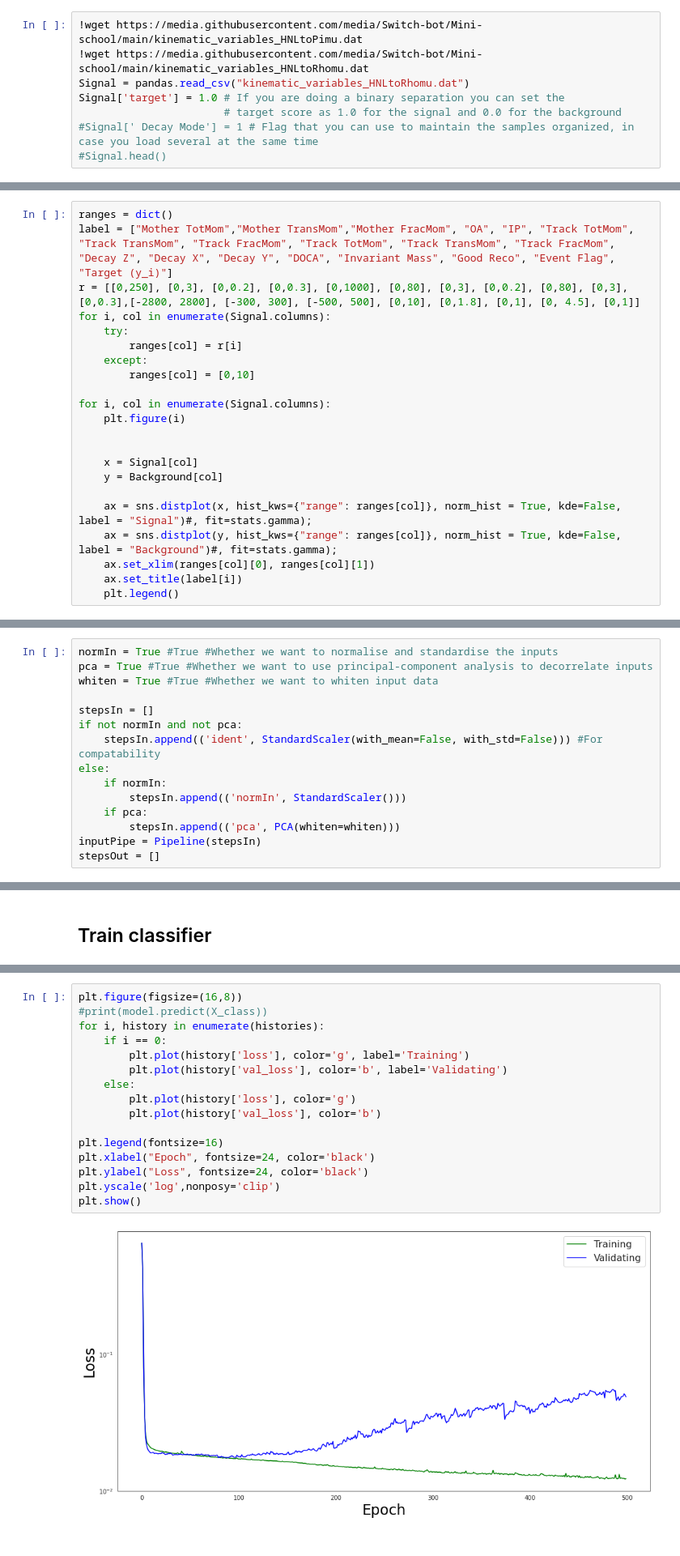
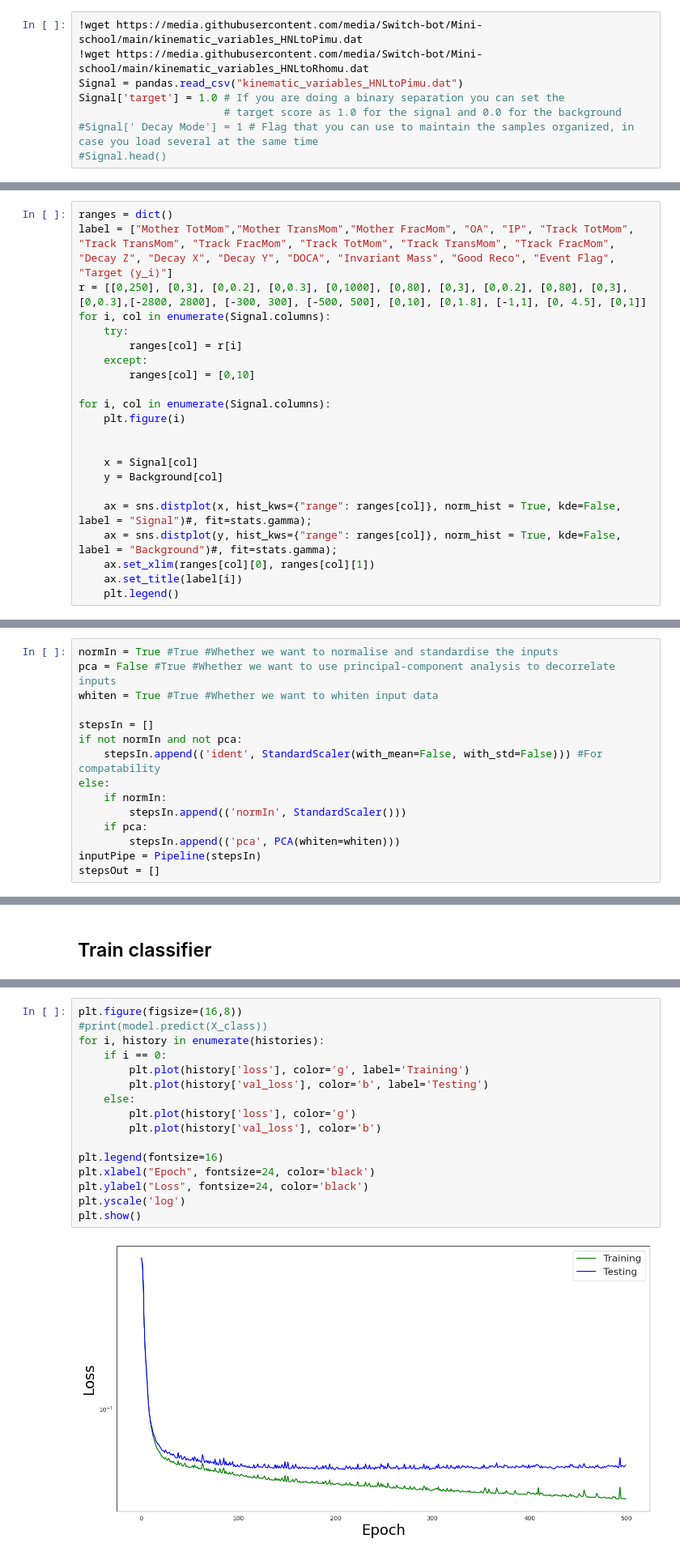
Before and after one commit to Switch-bot/Mini-school, a Jupyter notebook: ML_LIP_Mini_school.ipynb, the cells around one changed output, grey strips where cells are left out. Shown: that part at 81% size. Cells and saved outputs as stored; diff of their text form.

```diff
--- a/ML_LIP_Mini_school.ipynb
+++ b/ML_LIP_Mini_school.ipynb
@@ -63,7 +62,7 @@ Here we will load the samples that we will work with. Notice that all samples ha
 # %%
 !wget https://media.githubusercontent.com/media/Switch-bot/Mini-school/main/kinematic_variables_HNLtoPimu.dat
 !wget https://media.githubusercontent.com/media/Switch-bot/Mini-school/main/kinematic_variables_HNLtoRhomu.dat
-Signal = pandas.read_csv("kinematic_variables_HNLtoRhomu.dat")
+Signal = pandas.read_csv("kinematic_variables_HNLtoPimu.dat")
 Signal['target'] = 1.0 # If you are doing a binary separation you can set the
                        # target score as 1.0 for the signal and 0.0 for the background
 #Signal[' Decay Mode'] = 1 # Flag that you can use to maintain the samples organized, in case you load several at the same time
@@ -112,7 +126,7 @@ kinematic_variables 100%[===================>] 919.17K  --.-KB/s    in 0.03s
 # %%
 ranges = dict()
 label = ["Mother TotMom","Mother TransMom","Mother FracMom", "OA", "IP", "Track TotMom", "Track TransMom", "Track FracMom", "Track TotMom", "Track TransMom", "Track FracMom", "Decay Z", "Decay X", "Decay Y", "DOCA", "Invariant Mass", "Good Reco", "Event Flag", "Target (y_i)"]
-r = [[0,250], [0,3], [0,0.2], [0,0.3], [0,1000], [0,80], [0,3], [0,0.2], [0,80], [0,3], [0,0.3],[-2800, 2800], [-300, 300], [-500, 500], [0,10], [0,1.8], [0,1], [0, 4.5], [0,1]]
+r = [[0,250], [0,3], [0,0.2], [0,0.3], [0,1000], [0,80], [0,3], [0,0.2], [0,80], [0,3], [0,0.3],[-2800, 2800], [-300, 300], [-500, 500], [0,10], [0,1.8], [-1,1], [0, 4.5], [0,1]]
 for i, col in enumerate(Signal.columns):
     try:
         ranges[col] = r[i]
@@ -238,7 +270,7 @@ Before creating the validation and development samples we need to normalize our
 Here we define a SK-Learn pipeline which will contain transformation steps for any data fed in. Pipelines are a nice, compact way of handing data transformations.
 # %%
 normIn = True #True #Whether we want to normalise and standardise the inputs
-pca = True #True #Whether we want to use principal-component analysis to decorrelate inputs
+pca = False #True #Whether we want to use principal-component analysis to decorrelate inputs
 whiten = True #True #Whether we want to whiten input data
 
 stepsIn = []
@@ -485,21 +519,21 @@ The method I use here is to weight the contributions of each classifier accordin
 # %%
 plt.figure(figsize=(16,8))
 #print(model.predict(X_class))
 for i, history in enumerate(histories):
     if i == 0:
         plt.plot(history['loss'], color='g', label='Training')
-        plt.plot(history['val_loss'], color='b', label='Validating')
+        plt.plot(history['val_loss'], color='b', label='Testing')
     else:
         plt.plot(history['loss'], color='g')
         plt.plot(history['val_loss'], color='b')
 
 plt.legend(fontsize=16)
 plt.xlabel("Epoch", fontsize=24, color='black')
 plt.ylabel("Loss", fontsize=24, color='black')
-plt.yscale('log',nonposy='clip')
+plt.yscale('log')
 plt.show()
 # %% [output]
-[figure, old version]
+[figure, new version]
 # %% [markdown]
 # Accessing Previous NNs and Applying them to Data
 # %%
```
Also changed, not shown: parts of 13 cells of this notebook.
